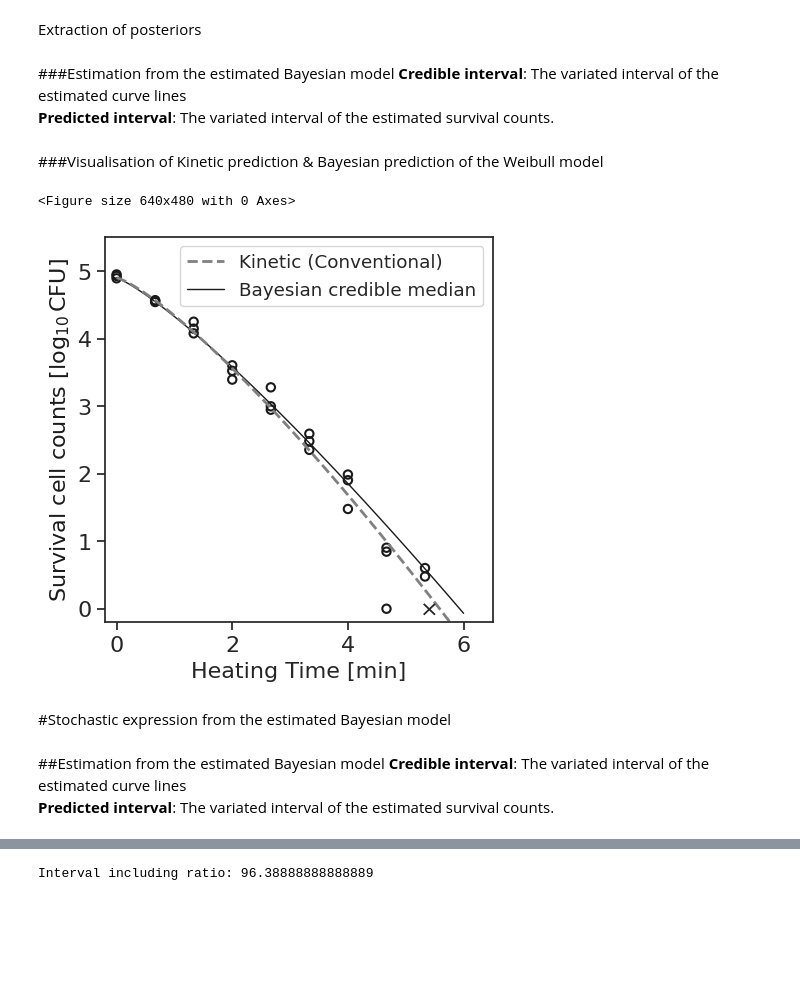
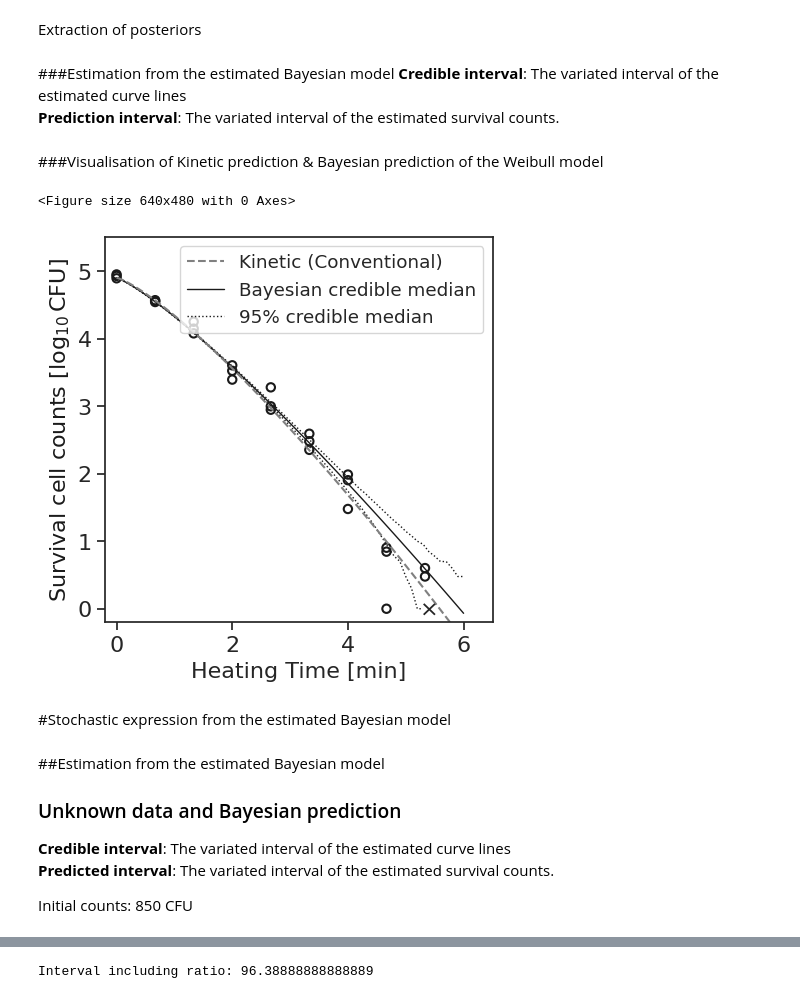
Before and after one commit to kento-koyama/bayesian_predictive_micro_ICPMF12, a Jupyter notebook: Workshop_(inactivation).ipynb, the cells around one changed output, grey strips where cells are left out. Cells and saved outputs as stored; diff of their text form; code cells hidden in the pictures; blank space fills up the shorter version.

```diff
--- a/Workshop_(inactivation).ipynb
+++ b/Workshop_(inactivation).ipynb
@@ -326,7 +326,7 @@ N0 = 79000 #initial cell number
 # %% [markdown]
 ###Estimation from the estimated Bayesian model
 **Credible interval**: The variated interval of the estimated curve lines
-**Predicted interval**: The variated interval of the estimated survival counts.
+**Prediction interval**: The variated interval of the estimated survival counts.
 # %%
 #Array setting for time
 T0 =[]
@@ -366,29 +366,31 @@ y_pred_500 = np.percentile(y_pred, 50.0, axis=0)
 # %%
 #graph
 #plot+frequentism+bayes
 url = "https://raw.githubusercontent.com/Satoko-Hiura/Bayesian-generalized-linear-model-for-simulating-bacterial-inactivation-growth/main/code/inactivation/data/bayesian_fitting.csv"
 data2 = pd.read_csv(url, encoding='utf-8')
 x = data2['TIME']
 y1 = data2['Nt']
 y1 = np.log10(y1)
 fig = plt.figure()
 plt.figure(figsize=(5,5))
 sns.set_style(style='ticks')
 plt.xlabel("Heating Time [min]", size=16)
 plt.ylabel('Survival cell counts [$\log_{10}$CFU]',fontsize=16, color='k')
 plt.tick_params(labelsize=16, direction='out')
 plt.xticks([0,2,4,6])
 plt.xlim(-0.2,6.5)
 plt.ylim(-0.2,5.5)
 plt.plot(T, y, color="gray", linestyle='dashed', lw=1.5, zorder=2, label='Kinetic (Conventional)')
 plt.text(5.25, -0.1, '×', fontsize=16)
 plt.plot(T0,y_cred_500, linestyle = 'solid', zorder=1, color='k', lw=1.0, label='Bayesian credible median')
+plt.plot(T0,y_pred_975, linestyle = ':', zorder=1, color='k', lw=1.0, label='95% credible median')
+plt.plot(T0,y_pred_025, linestyle = ':', zorder=1, color='k', lw=1.0)
 plt.scatter(x, y1, facecolors='None', edgecolors='k',linewidths=1.5)
 plt.legend()
 plt.show()
 # %% [output]
 <Figure size 640x480 with 0 Axes>
-[figure, old version]
+[figure, new version]
 # %% [markdown]
 #Stochastic expression from the estimated Bayesian model
 # %%
@@ -405,8 +407,11 @@ for n in range(121):
     T.append(t0)
 # %% [markdown]
 ##Estimation from the estimated Bayesian model
+### Unknown data and Bayesian prediction
 **Credible interval**: The variated interval of the estimated curve lines
 **Predicted interval**: The variated interval of the estimated survival counts.
+
+Initial counts: 850 CFU
 # %%
 N0 = 850 #initial cell number
 
```
Also changed, not shown: parts of 11 cells of this notebook.
